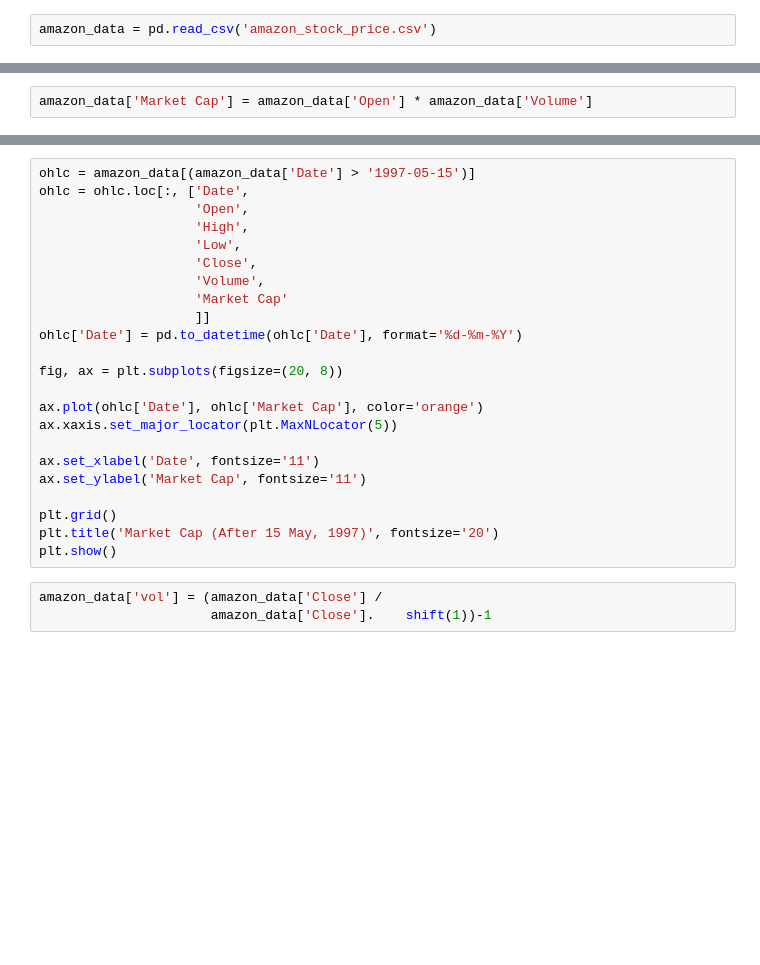
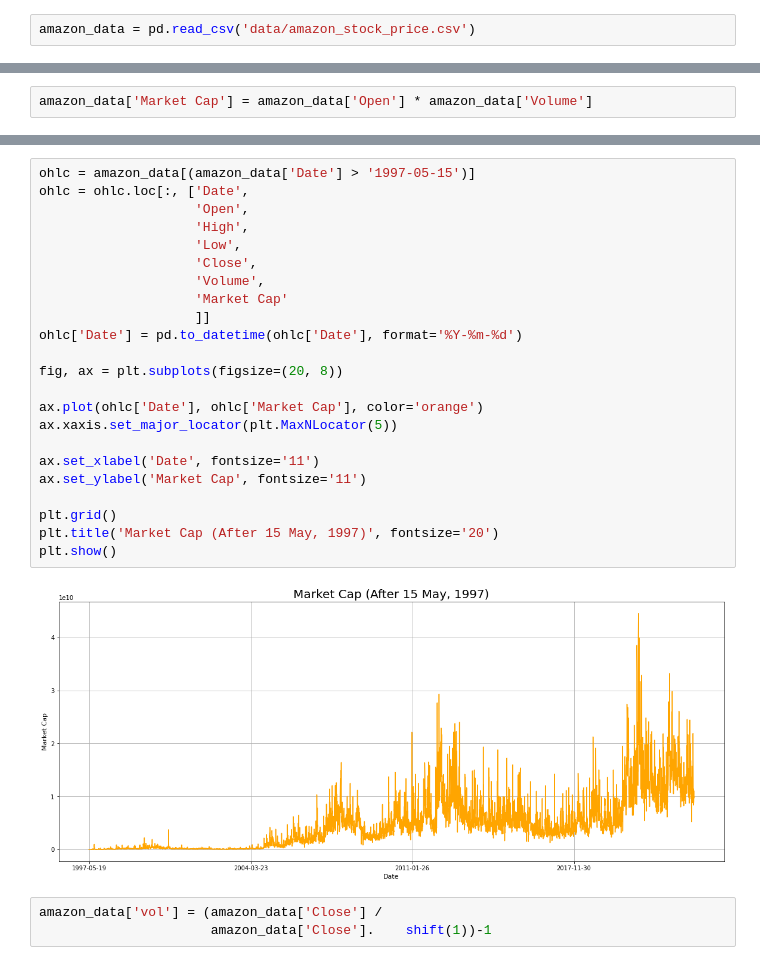
Before and after one commit to caiquemiranda/EDA-Exploratory-Data-Analysis-python, a Jupyter notebook: Amazon/amazon.ipynb, the cells around one changed output, grey strips where cells are left out. Saved outputs shown, nothing was run; the diff lists cells and outputs as text; blank space fills up the shorter version.

Commit message:
amazon code dpn

```diff
--- a/Amazon/amazon.ipynb
+++ b/Amazon/amazon.ipynb
@@ -8,5 +8,5 @@ import warnings
 warnings.filterwarnings('ignore')
 # %%
-amazon_data = pd.read_csv('amazon_stock_price.csv')
+amazon_data = pd.read_csv('data/amazon_stock_price.csv')
 # %%
 amazon_data
@@ -76,26 +164,28 @@ amazon_data.iloc[amazon_data['Market Cap'].    argmax()]
 # %%
 ohlc = amazon_data[(amazon_data['Date'] > '1997-05-15')]
 ohlc = ohlc.loc[:, ['Date',
                     'Open',
                     'High',
                     'Low',
                     'Close',
                     'Volume',
                     'Market Cap'
                     ]]
-ohlc['Date'] = pd.to_datetime(ohlc['Date'], format='%d-%m-%Y')
+ohlc['Date'] = pd.to_datetime(ohlc['Date'], format='%Y-%m-%d')
 
 fig, ax = plt.subplots(figsize=(20, 8))
 
 ax.plot(ohlc['Date'], ohlc['Market Cap'], color='orange')
 ax.xaxis.set_major_locator(plt.MaxNLocator(5))
 
 ax.set_xlabel('Date', fontsize='11')
 ax.set_ylabel('Market Cap', fontsize='11')
 
 plt.grid()
 plt.title('Market Cap (After 15 May, 1997)', fontsize='20')
 plt.show()
+# %% [output]
+[figure, added]
 # %%
 amazon_data['vol'] = (amazon_data['Close'] /
                       amazon_data['Close'].    shift(1))-1
```
Also changed, not shown: parts of 30 cells of this notebook, 3 other files.
